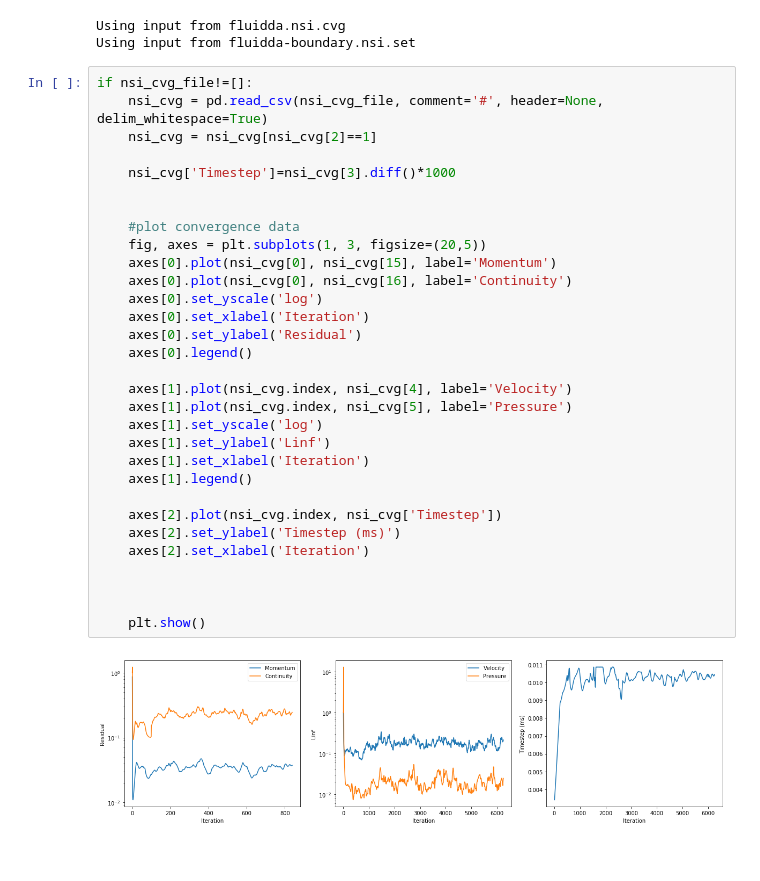
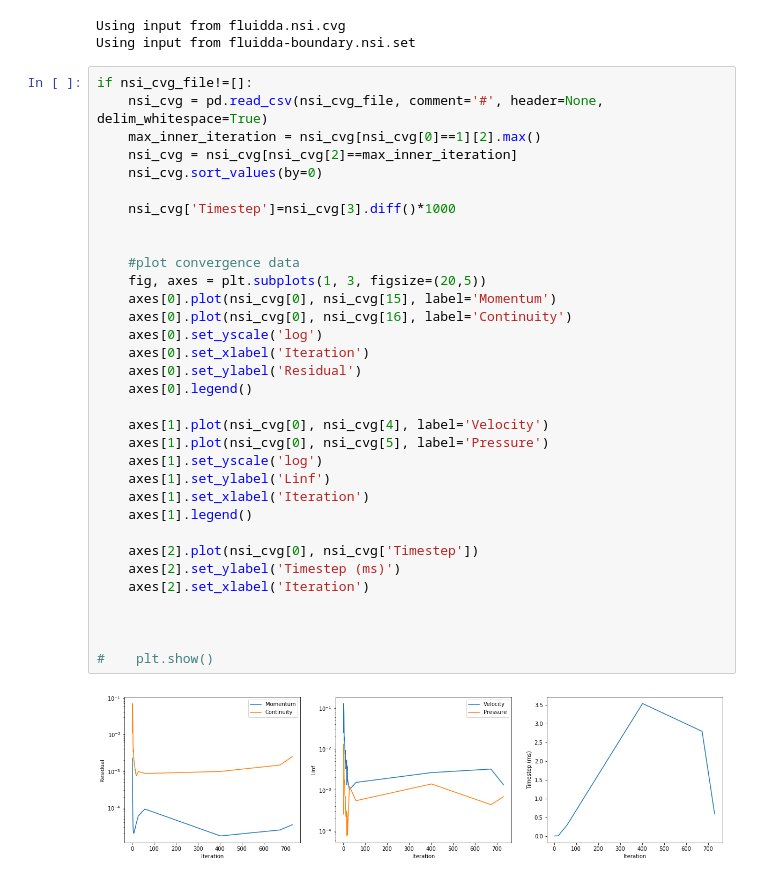
Before and after one commit to cbutakoff/tools, a Jupyter notebook: Python/Alya/nsi-stats.ipynb, the cells around one changed output. Drawn from its saved outputs; the diff is of its cells as text; blank space fills up the shorter version.

```diff
--- a/Python/Alya/nsi-stats.ipynb
+++ b/Python/Alya/nsi-stats.ipynb
@@ -30,36 +31,38 @@ Using input from fluidda-boundary.nsi.set
 # %%
 if nsi_cvg_file!=[]:
     nsi_cvg = pd.read_csv(nsi_cvg_file, comment='#', header=None, delim_whitespace=True)
-    nsi_cvg = nsi_cvg[nsi_cvg[2]==1]
+    max_inner_iteration = nsi_cvg[nsi_cvg[0]==1][2].max()
+    nsi_cvg = nsi_cvg[nsi_cvg[2]==max_inner_iteration]
+    nsi_cvg.sort_values(by=0)
 
     nsi_cvg['Timestep']=nsi_cvg[3].diff()*1000
 
 
     #plot convergence data
     fig, axes = plt.subplots(1, 3, figsize=(20,5))
     axes[0].plot(nsi_cvg[0], nsi_cvg[15], label='Momentum')
     axes[0].plot(nsi_cvg[0], nsi_cvg[16], label='Continuity')
     axes[0].set_yscale('log')
     axes[0].set_xlabel('Iteration')
     axes[0].set_ylabel('Residual')
     axes[0].legend()
 
-    axes[1].plot(nsi_cvg.index, nsi_cvg[4], label='Velocity')
-    axes[1].plot(nsi_cvg.index, nsi_cvg[5], label='Pressure')
+    axes[1].plot(nsi_cvg[0], nsi_cvg[4], label='Velocity')
+    axes[1].plot(nsi_cvg[0], nsi_cvg[5], label='Pressure')
     axes[1].set_yscale('log')
     axes[1].set_ylabel('Linf')
     axes[1].set_xlabel('Iteration')
     axes[1].legend()
 
-    axes[2].plot(nsi_cvg.index, nsi_cvg['Timestep'])
+    axes[2].plot(nsi_cvg[0], nsi_cvg['Timestep'])
     axes[2].set_ylabel('Timestep (ms)')
     axes[2].set_xlabel('Iteration')
 
 
 
-    plt.show()
+#    plt.show()
 # %% [output]
-[figure, old version]
+[figure, new version]
 # %%
 #plot the flowrates
 if nsi_set_file!=[]:
```
Also changed, not shown: parts of 2 cells of this notebook, 1 other file.
